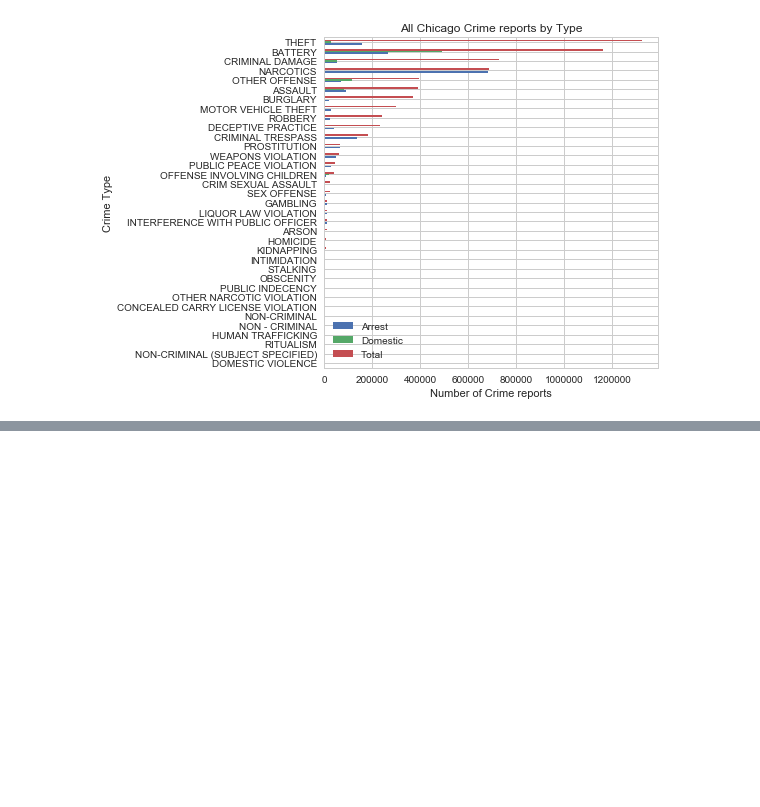
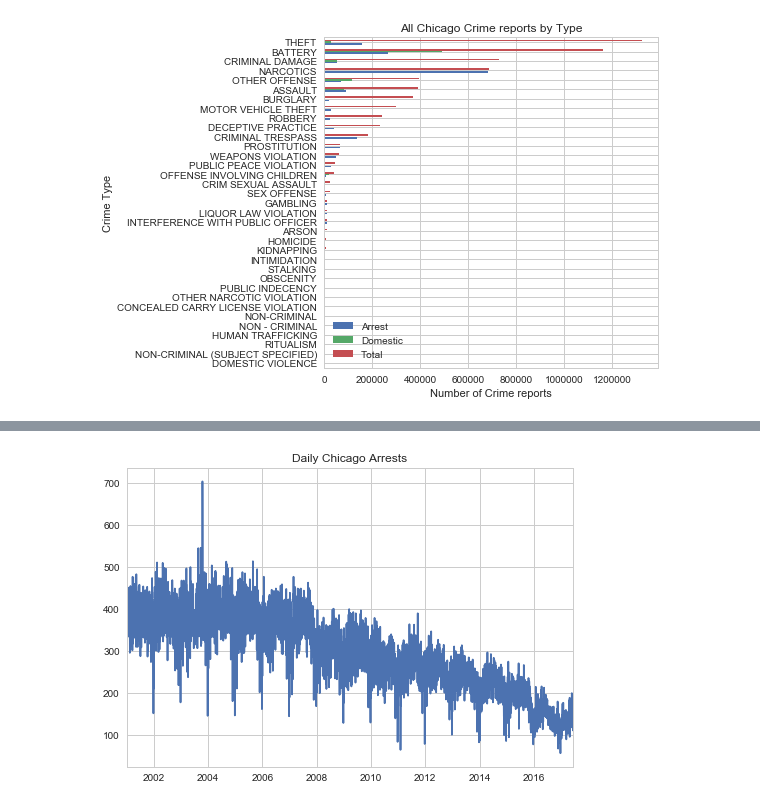
Before and after one commit to RandomFractals/ChicagoCrimes, a Jupyter notebook: notebooks/all-chicago-crime-charts.ipynb, the cells around one changed output, grey strips where cells are left out. Cells and saved outputs as stored; diff of their text form; code cells hidden in the pictures; blank space fills up the shorter version.

```diff
--- a/notebooks/all-chicago-crime-charts.ipynb
+++ b/notebooks/all-chicago-crime-charts.ipynb
@@ -114,0 +154,30 @@ plt.show()
+# %%
+%%time
+print('\nParsing All Crimes...')
+
+# get daily total crime counts
+daily_crime = crime_types.resample('D').count().compute()
+
+# print daily total crime stats
+print('---------------------------------------')
+print(daily_crime.head())
+print('...\nTotal Crime records: {:,}'.format(len(crimes)))
+print('Total Days: {:,}'.format(daily_crime.size))
+
+# get arrests
+arrests = crimes[crimes['Arrest'] == True]['Arrest']
+
+# print arrests stats
+print('\nArrests:')
+print('---------------------------------------')
+print(arrests.head())
+print("...\nTotal Arrests: {:,}".format(arrests.size.compute()))
+
+# get domestic crimes
+domestic = crimes[crimes['Domestic'] == True]['Domestic']
+
+# print domestic crime stats
+print('\nDomestic:')
+print('---------------------------------------')
+print(domestic.head())
+print("...\nTotal Domestic: {:,}".format(domestic.size.compute()))
@@ -114,0 +202,8 @@ plt.show()
+# %%
+# plot daily arrests
+daily_arrests = arrests.resample('D').sum().compute()
+daily_arrests.plot()
+plt.title('Daily Chicago Arrests')
+plt.show()
+# %% [output]
+[figure, added]
```
Also changed, not shown: parts of 6 cells of this notebook.
